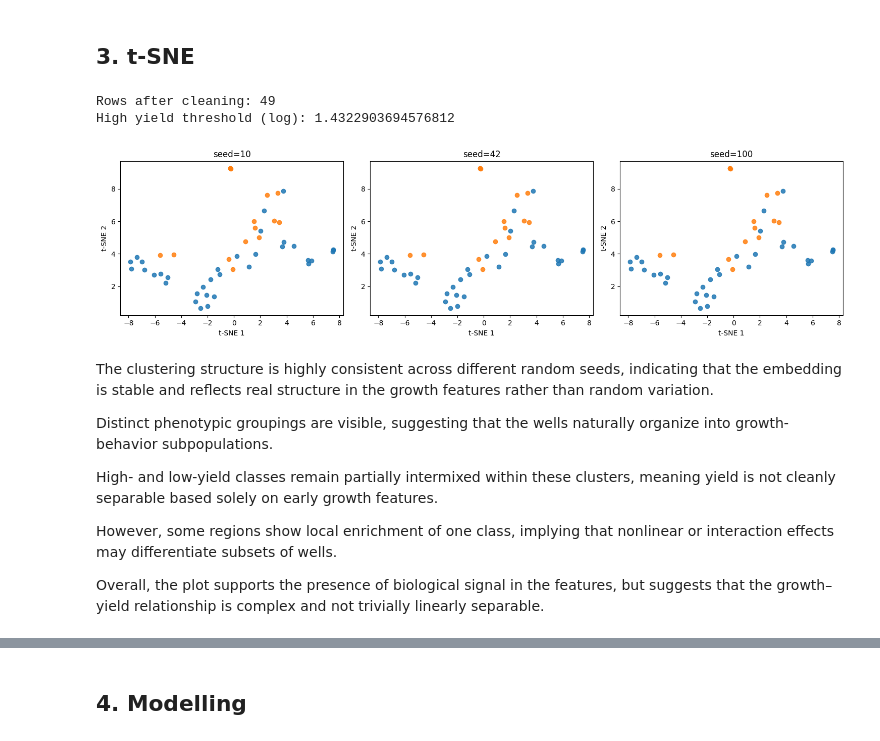
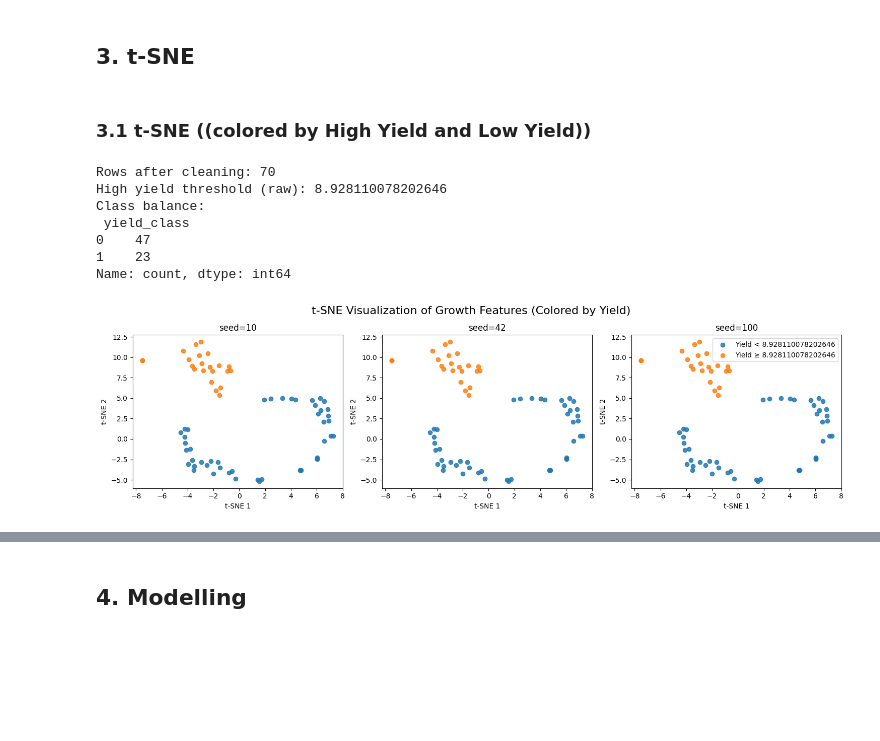
Before and after one commit to feixia2754/06642-Colab-Assignments, a Jupyter notebook: main3.ipynb, the cells around one changed output, grey strips where cells are left out. Drawn from its saved outputs; the diff is of its cells as text; code cells hidden in the pictures; blank space fills up the shorter version.

```diff
--- a/main3.ipynb
+++ b/main3.ipynb
@@ -394,8 +380,9 @@ def compute_mu_max(g, od_min=0.05, od_max=0.6, window=7):
     return float(np.max(mu_vals))
 
 mu_df = (
-    abs_long.groupby("well")
+    abs_long_clean.groupby("well")
     .apply(compute_mu_max)
     .reset_index(name="mu_max")
 )
 df_feat = df_feat.merge(mu_df, on="well", how="left")
+df_feat.head()
@@ -423,7 +417,7 @@ def compute_lag_time(g, window=9, slope_thresh=0.002):
     return g.loc[persistent, "Time"].iloc[0]
 
 lag_df = (
-    abs_long.groupby("well")
+    abs_long_clean.groupby("well")
     .apply(compute_lag_time)
     .reset_index(name="lag_time")
 )
@@ -450,7 +444,7 @@ def compute_auc_4h(g):
     return np.trapezoid(od - od0, t)   # baseline-subtracted AUC
 
 auc_df = (
-    abs_long.groupby("well")
+    abs_long_clean.groupby("well")
     .apply(compute_auc_4h)
     .reset_index(name="AUC_4h")
 )
@@ -487,8 +481,10 @@ def compute_curvature_4h(g):
     return np.nan
 
 curv_df = (
-    abs_long.groupby("well")
+    abs_long_clean.groupby("well")
     .apply(compute_curvature_4h)
     .reset_index(name="curvature_4h")
 )
 df_feat = df_feat.merge(curv_df, on="well", how="left")
+df_merged= df_feat.copy()
+df_merged.describe()
@@ -618,6 +785,8 @@ Instead of forcing them to zero, these wells are excluded from modeling and tran
 Conceptually, this treats such cases as having no detectable expression while avoiding distortion of the statistical analysis.
 # %% [markdown]
 ## 3. t-SNE
+# %% [markdown]
+### 3.1 t-SNE ((colored by High Yield and Low Yield))
 # %%
 # ============================================================
 # t-SNE visualization for your engineered growth features
@@ -644,28 +813,25 @@ feature_cols = [
     "mu_max",
     "lag_time",
     "AUC_4h",
-    "curvature_4h",   # or "curvature_8h" if that's what you're using
-    "OD_max"
+    "curvature_4h",
+    "media_type_YPD",
+    "media_type_YPDG"
 ]
 
 MEDIA_COL = "media_type" if "media_type" in df.columns else None
 
 # ----------------------------
-# 1) Clean outcome + define y
+# 1) Clean outcome + define y (NO LOG, fixed threshold = 6000)
 # ----------------------------
 df = df[df["outcome"] > 0].copy()
-df["outcome_log_clean"] = np.log(df["outcome"])
 
-# Define high-yield class (top 30% by log outcome)
-q = 0.70
-thr = df["outcome_log_clean"].quantile(q)
-df["yield_class"] = (df["outcome_log_clean"] >= thr).astype(int)
+THRESHOLD = np.log1p(7540)  # log1p of 7540
+
+df["yield_class"] = (df["outcome"] >= THRESHOLD).astype(int)
 
 print("Rows after cleaning:", len(df))
-print("High yield threshold (log):", thr)
-
-# Drop missing features
-df = df.dropna(subset=feature_cols).copy()
+print("High yield threshold (raw):", THRESHOLD)
+print("Class balance:\n", df["yield_class"].value_counts())
 
 # ----------------------------
 # 2) Standardize X
@@ -676,44 +842,61 @@ Xz = StandardScaler().fit_transform(X)
 # ----------------------------
 # 3) Choose t-SNE params safely for small n
 # ----------------------------
 n = len(df)
 
 # Perplexity rule of thumb: < n/3, typically 5–15 for n~45
 perplexity = min(15, max(5, (n - 1) // 3))  # auto-ish, safe bounds
 learning_rate = "auto"
 # Try a few seeds and see if separation is consistent.
 seeds = [10, 42, 100]
 plt.figure(figsize=(15, 4))
+
 for i, seed in enumerate(seeds, 1):
     tsne_tmp = TSNE(
         n_components=2,
         perplexity=perplexity,
         learning_rate=learning_rate,
         init="pca",
         random_state=seed,
         max_iter=2000
     )
     Ztmp = tsne_tmp.fit_transform(Xz)
+
     ax = plt.subplot(1, len(seeds), i)
+
     for cls in sorted(df["yield_class"].unique()):
         m = df["yield_class"] == cls
-        ax.scatter(Ztmp[m, 0], Ztmp[m, 1], label=f"class {cls}", alpha=0.85)
+
+        if cls == 1:
+            label = f"Yield ≥ {THRESHOLD}"
+        else:
+            label = f"Yield < {THRESHOLD}"
+
+        ax.scatter(
+            Ztmp[m, 0],
+            Ztmp[m, 1],
+            label=label,
+            alpha=0.85
+        )
+
     ax.set_title(f"seed={seed}")
     ax.set_xlabel("t-SNE 1")
     ax.set_ylabel("t-SNE 2")
+
+# Put ONE shared legend outside the loop
+handles, labels = ax.get_legend_handles_labels()
+plt.legend(handles, labels, loc="best")
 plt.tight_layout()
+plt.suptitle("t-SNE Visualization of Growth Features (Colored by Yield)",
+             fontsize=16,
+             y=1.05)
 plt.show()
 # %% [output]
-Rows after cleaning: 49
-High yield threshold (log): 1.4322903694576812
+Rows after cleaning: 70
+High yield threshold (raw): 8.928110078202646
+Class balance:
+ yield_class
+0    47
+1    23
+Name: count, dtype: int64
-[figure, old version]
+[figure, new version]
-# %% [markdown]
-The clustering structure is highly consistent across different random seeds, indicating that the embedding is stable and reflects real structure in the growth features rather than random variation.
-
-Distinct phenotypic groupings are visible, suggesting that the wells naturally organize into growth-behavior subpopulations.
-
-High- and low-yield classes remain partially intermixed within these clusters, meaning yield is not cleanly separable based solely on early growth features.
-
-However, some regions show local enrichment of one class, implying that nonlinear or interaction effects may differentiate subsets of wells.
-
-Overall, the plot supports the presence of biological signal in the features, but suggests that the growth–yield relationship is complex and not trivially linearly separable.
```
Also changed, not shown: parts of 26 cells of this notebook.
